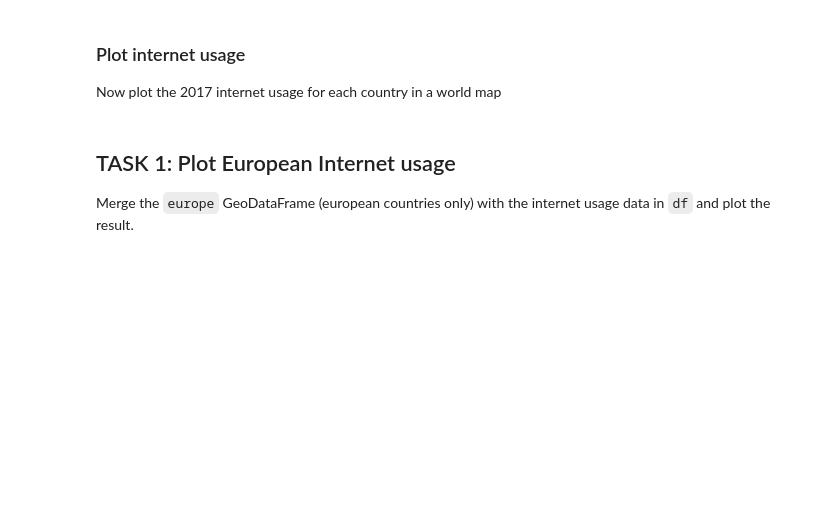
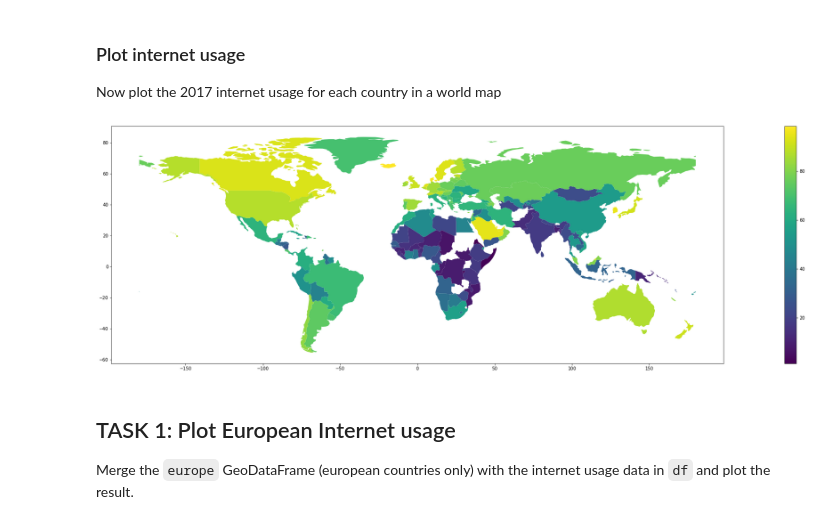
Before and after one commit to s-naegele/Data-Analysis, a Jupyter notebook: Lab/02_Maps.ipynb, the cells around one changed output. Drawn from its saved outputs; the diff is of its cells as text; code cells hidden in the pictures; blank space fills up the shorter version.

```diff
--- a/Lab/02_Maps.ipynb
+++ b/Lab/02_Maps.ipynb
@@ -100,3 +187,9 @@ raise NotImplementedError()
+# %%
+# YOUR CODE HERE
+merge.plot(column='2017', figsize=(50,10), legend=True)
+plt.show()
+# %% [output]
+[figure, added]
 # %% [markdown]
 ## TASK 1:  Plot European Internet usage
 
```
Also changed, not shown: parts of 22 cells of this notebook.
